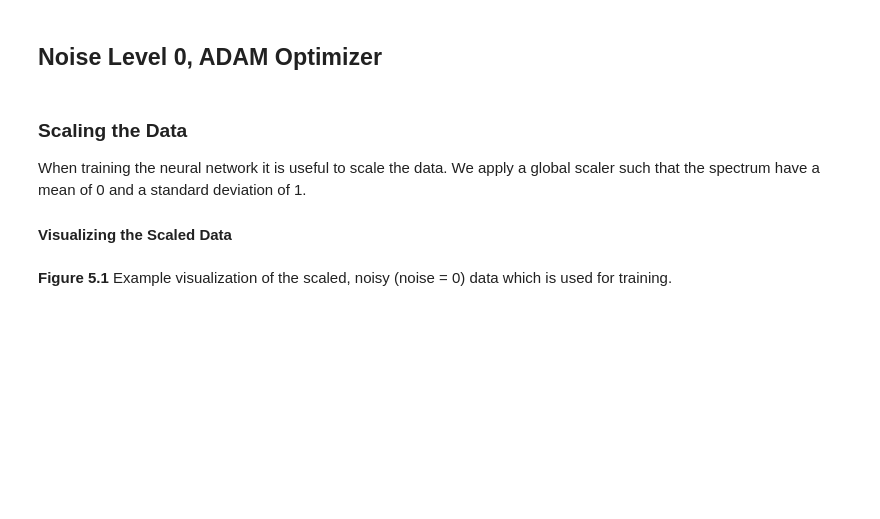
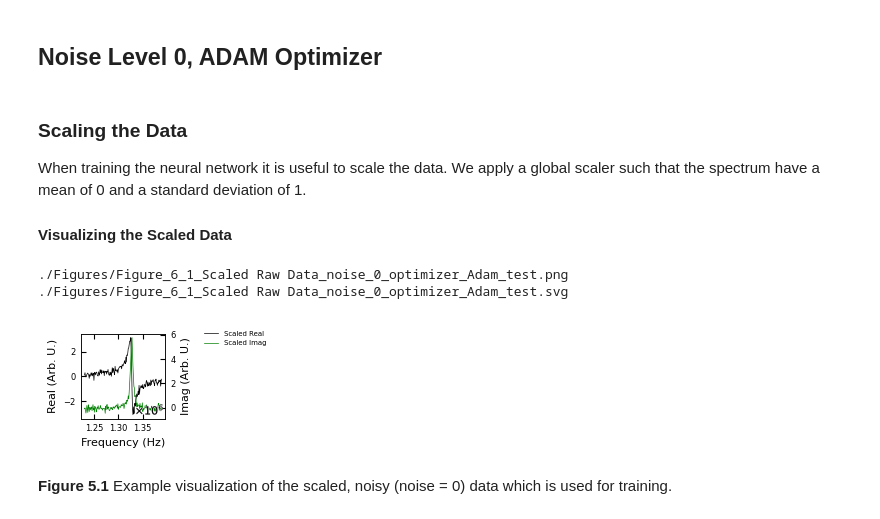
Before and after one commit to m3-learning/Rapid-Fitting-BEPFM-NN, a Jupyter notebook: notebooks/6_Noisy_Data_Analysis.ipynb, the cells around one changed output. Saved outputs shown, nothing was run; the diff lists cells and outputs as text; code cells hidden in the pictures; blank space fills up the shorter version.

```diff
--- a/notebooks/6_Noisy_Data_Analysis.ipynb
+++ b/notebooks/6_Noisy_Data_Analysis.ipynb
@@ -39,7 +50,7 @@ save_path = "./Data"
 data_path = save_path + "/" + filename
 
 # instantiate the dataset object
-dataset = BE_Dataset(data_path, SHO_fit_func_LSQF=SHO_nn)
+dataset = BE_Dataset(data_path)
 
 # print the contents of the file
-dataset.print_be_tree()
+dataset.print_be_tree
@@ -129,12 +184,16 @@ When training the neural network it is useful to scale the data. We apply a glob
 # %%
 # Sets the dataset
 noise = 0
 optimizer = "Adam"
 
 state = {"fitter": "LSQF", "resampled": True, "scaled": True, "label": "Scaled", "noise": noise}
-dataset.set_attributes(**state)
+BE_viz.set_attributes(**state)
 
-BE_viz.nn_checker(state, filename=f"Figure_6_1_Scaled Raw Data_noise_{noise}_optimizer_{optimizer}")
+BE_viz.nn_checker(state, filename=f"Figure_6_1_Scaled Raw Data_noise_{noise}_optimizer_{optimizer}_test")
+# %% [output]
+./Figures/Figure_6_1_Scaled Raw Data_noise_0_optimizer_Adam_test.png
+./Figures/Figure_6_1_Scaled Raw Data_noise_0_optimizer_Adam_test.svg
+[figure, added]
 # %% [markdown]
 **Figure 5.1** Example visualization of the scaled, noisy (noise = 0) data which is used for training.
 # %% [markdown]
```
Also changed, not shown: parts of 11 cells of this notebook, 2 other files.
